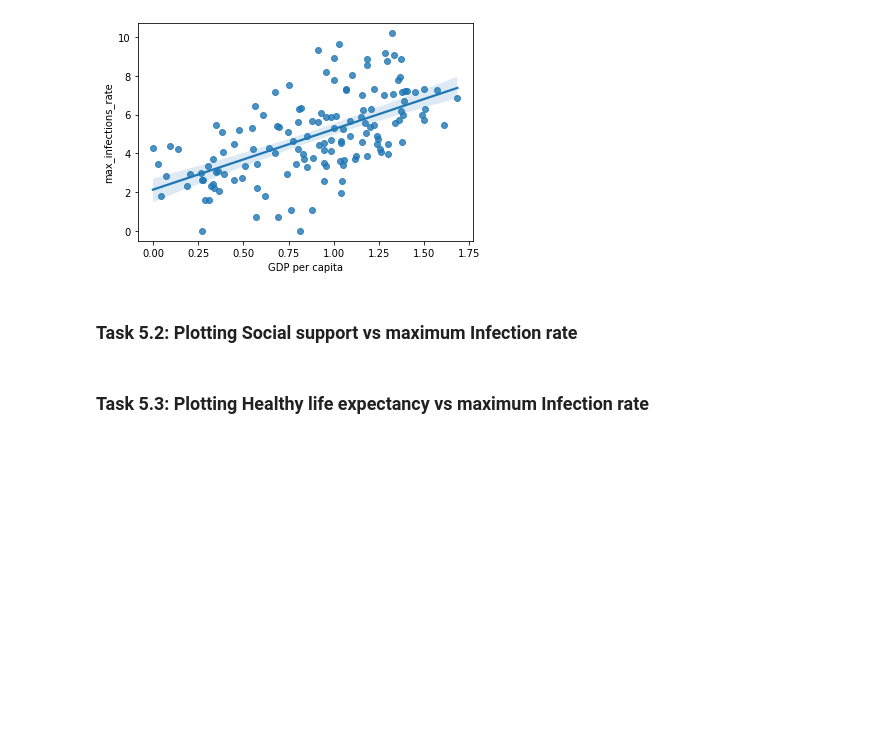
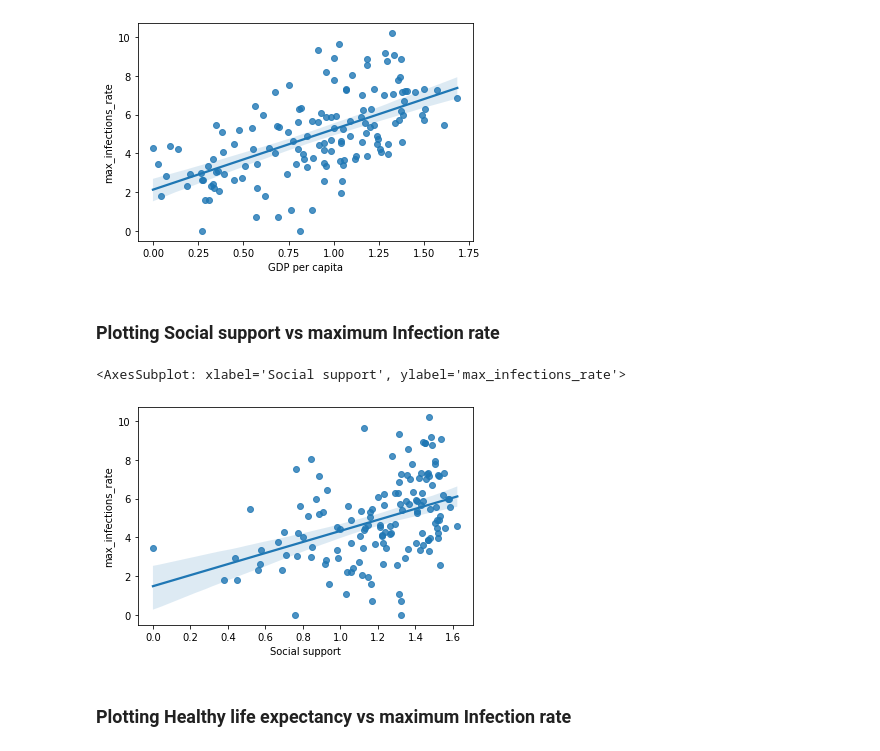
Before and after one commit to AnSaradar/Covid_Analysis, a Jupyter notebook: covid19 data analysis notebook.ipynb, the cells around one changed output. Drawn from its saved outputs; the diff is of its cells as text; code cells hidden in the pictures; blank space fills up the shorter version.

```diff
--- a/covid19 data analysis notebook.ipynb
+++ b/covid19 data analysis notebook.ipynb
@@ -205,6 +217,14 @@ sns.regplot(x=x,y=np.log(y))
 <AxesSubplot: xlabel='GDP per capita', ylabel='max_infections_rate'>
 [figure]
 # %% [markdown]
-### Task 5.2: Plotting Social support vs maximum Infection rate
+###  Plotting Social support vs maximum Infection rate
+# %%
+x = data['Social support']
+y = data['max_infections_rate']
+
+sns.regplot(x=x,y=np.log(y))
+# %% [output]
+<AxesSubplot: xlabel='Social support', ylabel='max_infections_rate'>
+[figure, added]
 # %% [markdown]
-### Task 5.3: Plotting Healthy life expectancy vs maximum Infection rate
+###  Plotting Healthy life expectancy vs maximum Infection rate
```
Also changed, not shown: parts of 38 cells of this notebook.
